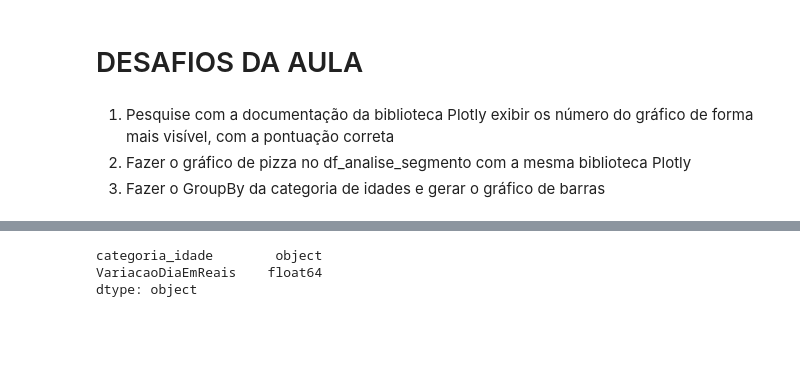
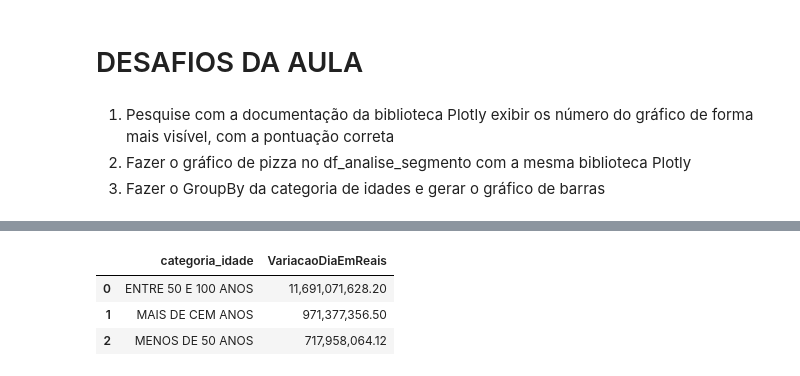
Before and after one commit to Beckyyy07/Imersao-Python-Alura, a Jupyter notebook: Aula 3/Imersão_Python_Alura_Aula_03.ipynb, the cells around one changed output, grey strips where cells are left out. Cells and saved outputs as stored; diff of their text form; code cells hidden in the pictures; blank space fills up the shorter version.

```diff
--- a/Aula 3/Imersão_Python_Alura_Aula_03.ipynb
+++ b/Aula 3/Imersão_Python_Alura_Aula_03.ipynb
@@ -456,11 +461,13 @@ fig_variacaoPorSegmento
 # %%
 #3 - Fazer o GroupBy da categoria de idades e gerar o gráfico de barras
 
 df_idade = df_principal.groupby('categoria_idade')['VariacaoDiaEmReais'].sum().reset_index()
-print(df_idade.dtypes)
+pd.options.display.float_format = '{:,.2f}'.format
+df_idade
 # %% [output]
-categoria_idade        object
-VariacaoDiaEmReais    float64
-dtype: object
+|  | categoria_idade | VariacaoDiaEmReais |
+| 0 | ENTRE 50 E 100 ANOS | 11,691,071,628.20 |
+| 1 | MAIS DE CEM ANOS | 971,377,356.50 |
+| 2 | MENOS DE 50 ANOS | 717,958,064.12 |
 # %%
 fig_varIdade = px.bar(df_idade, x='categoria_idade', y='VariacaoDiaEmReais', text='VariacaoDiaEmReais', title='Variação diária por tempo de existência R$')
```
Also changed, not shown: parts of 12 cells of this notebook.
